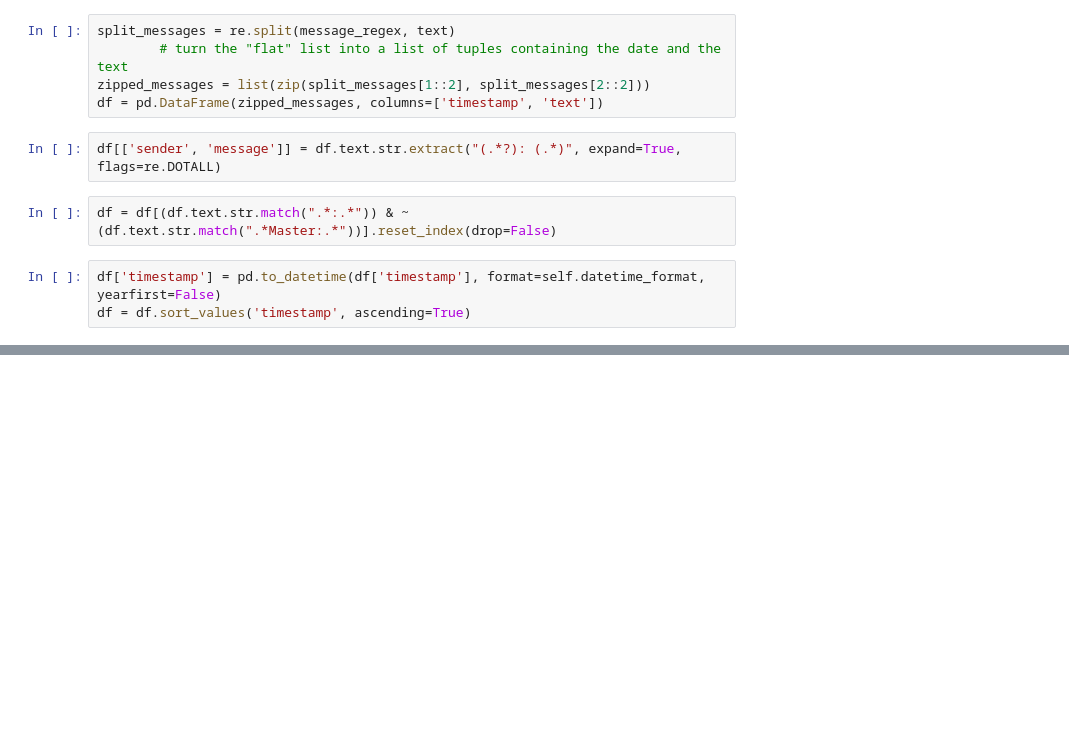
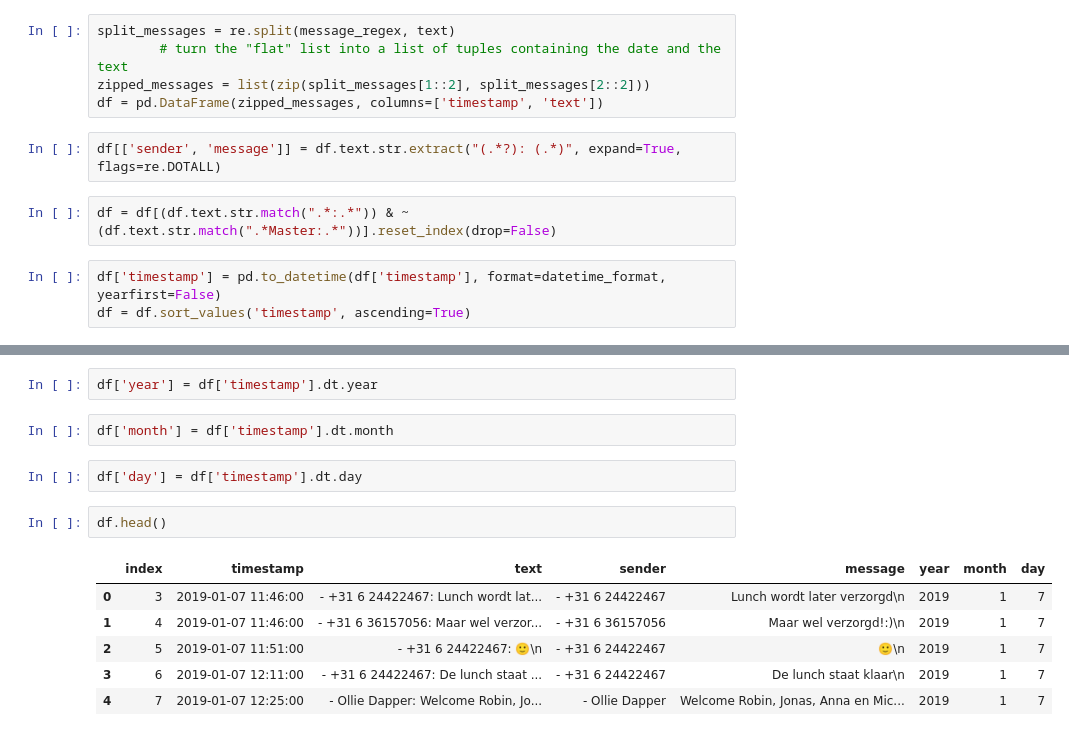
Before and after one commit to YuRiTan/class_8_project, a Jupyter notebook: notebooks/test_workbook_robin.ipynb, the cells around one changed output, grey strips where cells are left out. Drawn from its saved outputs; the diff is of its cells as text; blank space fills up the shorter version.

```diff
--- a/notebooks/test_workbook_robin.ipynb
+++ b/notebooks/test_workbook_robin.ipynb
@@ -18,5 +20,5 @@ df[['sender', 'message']] = df.text.str.extract("(.*?): (.*)", expand=True, flag
 # %%
 df = df[(df.text.str.match(".*:.*")) & ~(df.text.str.match(".*Master:.*"))].reset_index(drop=False)
 # %%
-df['timestamp'] = pd.to_datetime(df['timestamp'], format=self.datetime_format, yearfirst=False)
+df['timestamp'] = pd.to_datetime(df['timestamp'], format=datetime_format, yearfirst=False)
 df = df.sort_values('timestamp', ascending=True)
@@ -22,0 +34,15 @@ df = df.sort_values('timestamp', ascending=True)
+# %%
+df['year'] = df['timestamp'].dt.year
+# %%
+df['month'] = df['timestamp'].dt.month
+# %%
+df['day'] = df['timestamp'].dt.day
+# %%
+df.head()
+# %% [output]
+|  | index | timestamp | text | sender | message | year | month | day |
+| 0 | 3 | 2019-01-07 11:46:00 | - +31 6 24422467: Lunch wordt lat... | - +31 6 24422467 | Lunch wordt later verzorgd\n | 2019 | 1 | 7 |
+| 1 | 4 | 2019-01-07 11:46:00 | - +31 6 36157056: Maar wel verzor... | - +31 6 36157056 | Maar wel verzorgd!:)\n | 2019 | 1 | 7 |
+| 2 | 5 | 2019-01-07 11:51:00 | - +31 6 24422467: 🙂\n | - +31 6 24422467 | 🙂\n | 2019 | 1 | 7 |
+| 3 | 6 | 2019-01-07 12:11:00 | - +31 6 24422467: De lunch staat ... | - +31 6 24422467 | De lunch staat klaar\n | 2019 | 1 | 7 |
+| 4 | 7 | 2019-01-07 12:25:00 | - Ollie Dapper: Welcome Robin, Jo... | - Ollie Dapper | Welcome Robin, Jonas, Anna en Mic... | 2019 | 1 | 7 |
```
Also changed, not shown: parts of 13 cells of this notebook.
